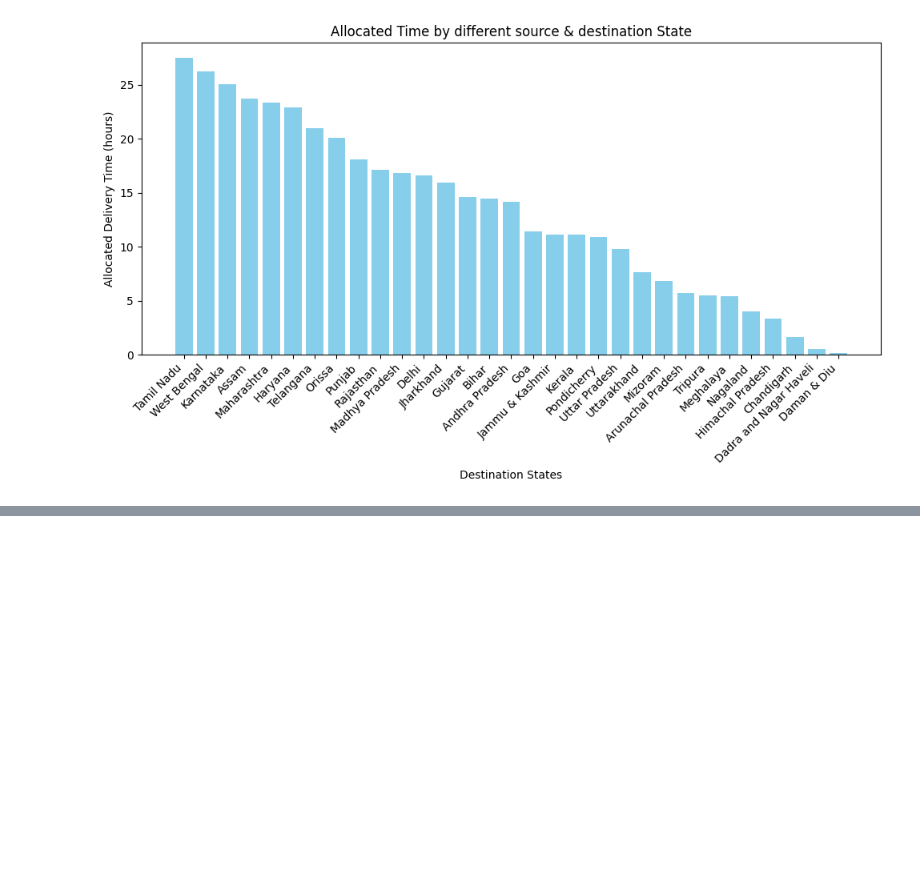
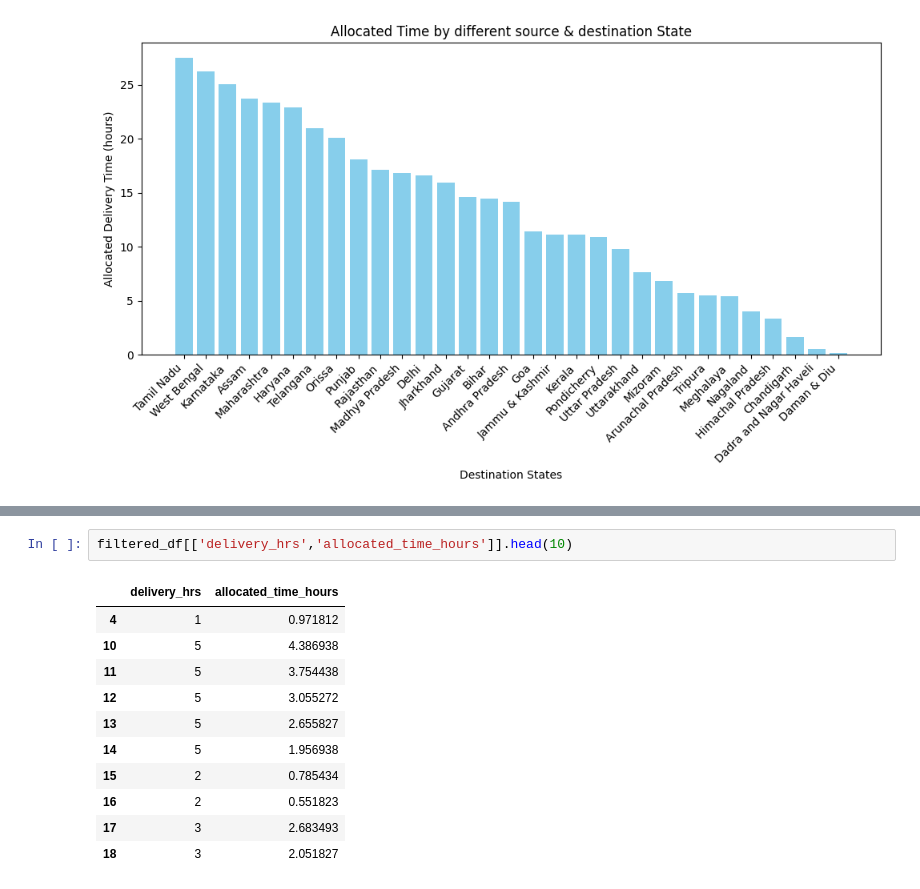
Before and after one commit to nikhilbansal23/DeliveryMarketModelling, a Jupyter notebook: Delivery_Market_Modeling.ipynb, the cells around one changed output, grey strips where cells are left out. Drawn from its saved outputs; the diff is of its cells as text; blank space fills up the shorter version.

```diff
--- a/Delivery_Market_Modeling.ipynb
+++ b/Delivery_Market_Modeling.ipynb
@@ -605,0 +634,14 @@ plt.show()
+# %%
+filtered_df[['delivery_hrs','allocated_time_hours']].head(10)
+# %% [output]
+|  | delivery_hrs | allocated_time_hours |
+| 4 | 1 | 0.971812 |
+| 10 | 5 | 4.386938 |
+| 11 | 5 | 3.754438 |
+| 12 | 5 | 3.055272 |
+| 13 | 5 | 2.655827 |
+| 14 | 5 | 1.956938 |
+| 15 | 2 | 0.785434 |
+| 16 | 2 | 0.551823 |
+| 17 | 3 | 2.683493 |
+| 18 | 3 | 2.051827 |
```
Also changed, not shown: parts of 9 cells of this notebook.
